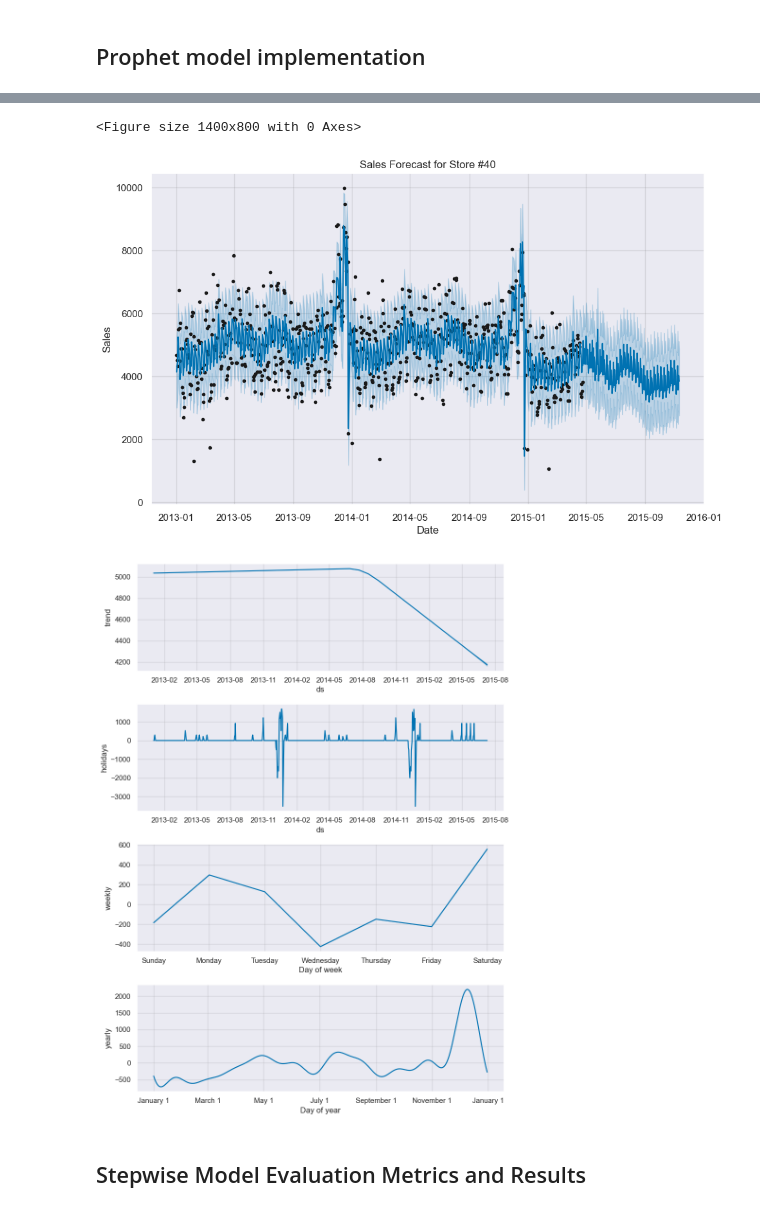
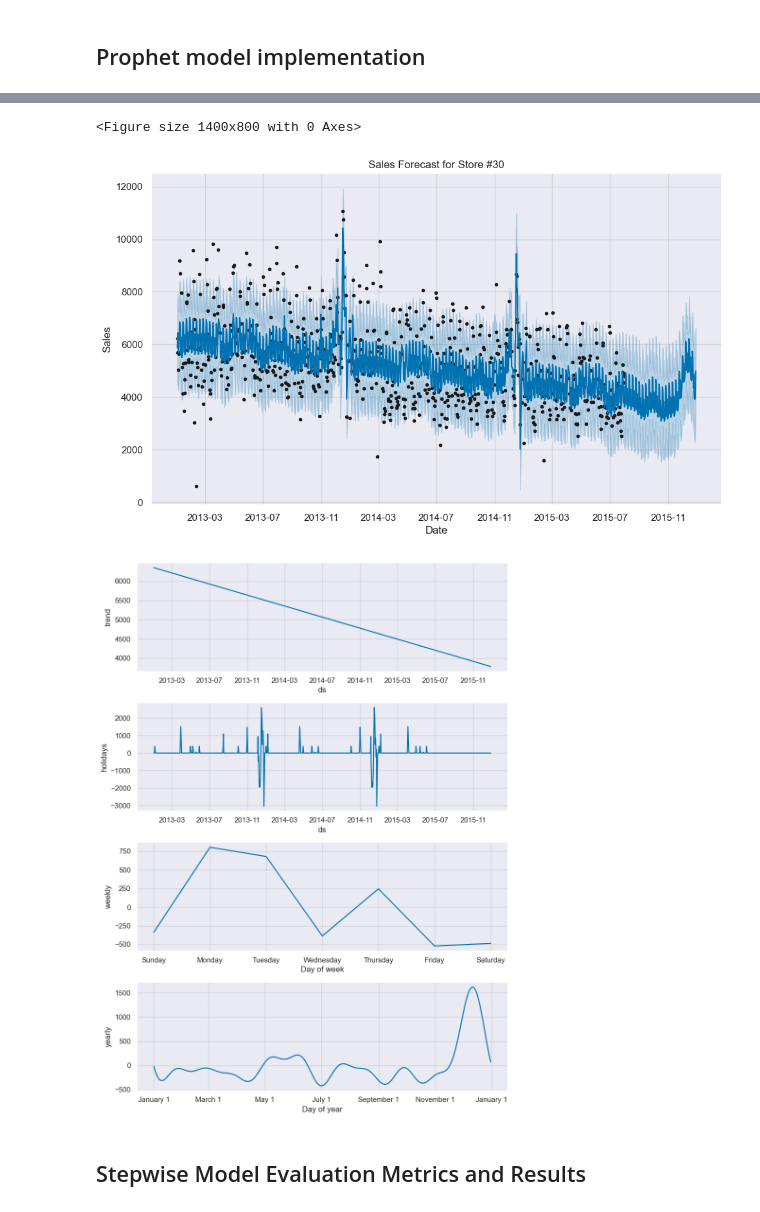
Before and after one commit to Tais19991/Data-Analysis, a Jupyter notebook: Sales_EDA_ANOVA_Prophet/Sales_Prediction_Prophet_Model.ipynb, the cells around one changed output, grey strips where cells are left out. Cells and saved outputs as stored; diff of their text form; code cells hidden in the pictures.

Commit message:
EDA and Prophet model updated, hyperparameters correction added

```diff
--- a/Sales_EDA_ANOVA_Prophet/Sales_Prediction_Prophet_Model.ipynb
+++ b/Sales_EDA_ANOVA_Prophet/Sales_Prediction_Prophet_Model.ipynb
@@ -25,2 +42,4 @@ df_sorted = df.sort_values('Date')
 # %% [markdown]
 ### Define the holidays
+# %%
+holidays = pd.read_csv('datasets/public_holidays.csv', parse_dates=['Date'])
@@ -27,21 +62,8 @@ df_sorted = df.sort_values('Date')
 # %%
-# Define the holiday column by checking the conditions and assigning names
-holidays = df_sorted[
-    (df_sorted.Christmas == 1) |
-    (df_sorted.Easter_holiday == 1) |
-    (df_sorted.Public_holiday == 1)
-].copy()
+# Select only the required columns for Prophet
+HOLIDAYS = holidays[['Holiday_Label', 'Date']].rename(columns={'Date': 'ds', 'Holiday_Label': 'holiday'})
+HOLIDAYS = HOLIDAYS.drop_duplicates(subset=['holiday', 'ds'])
 
-# Assign holiday names based on the conditions
-holidays['holiday'] = holidays.apply(
-    lambda row: 'Christmas' if row.Christmas == 1 else
-                'Easter_holiday' if row.Easter_holiday == 1 else
-                'Public_holiday' if row.Public_holiday == 1 else None, axis=1
-)
-
-# Select only the required columns for Prophet
-HOLIDAYS = holidays[['holiday', 'Date']].rename(columns={'Date': 'ds'})
-
-# Set lower window (20 for Christmas, 2 for other holidays)
-HOLIDAYS ['lower_window'] = holidays.apply(lambda x: -20 if x['holiday'] == 'Christmas' else -2, axis=1)
-HOLIDAYS ['upper_window'] = 0
+# Set lower window (20 for Christmas according to data from EDA, 4 for other holidays)
+HOLIDAYS ['lower_window'] = HOLIDAYS.apply(lambda x: -20 if x['holiday'] == 'Christmas' else -4, axis=1)
+HOLIDAYS ['upper_window'] = 2
@@ -205,8 +222,13 @@ def plot_metrics(all_metrics: object):
 # %% [markdown]
 ## Prophet model implementation
 # %%
-STORE_ID = 40
-PREDICTION_PERIOD = 200
+# Choose parameters for model - StoreID (from 1 to 1115) and Prediction period
+STORE_ID = 30
+PREDICTION_PERIOD = 150
 # %%
-predictions, metrics, forecast, train, test = store_sales_predictor(Store_ID=STORE_ID, df=df_sorted, holidays=HOLIDAYS, prediction_period=PREDICTION_PERIOD)
+# Model
+predictions, metrics, forecast, train, test = store_sales_predictor(Store_ID=STORE_ID,
+                                                                    df=df_sorted,
+                                                                    holidays=HOLIDAYS,
+                                                                    prediction_period=PREDICTION_PERIOD)
 # %% [output]
@@ -221,6 +243,6 @@ predictions, metrics, forecast, train, test = store_sales_predictor(Store_ID=STO
 <Figure size 1400x800 with 0 Axes>
-[figure, old version]
+[figure, new version]
-[figure, old version]
+[figure, new version]
 # %% [markdown]
 ## Stepwise Model Evaluation Metrics and Results
 # %%
```
Also changed, not shown: parts of 34 cells of this notebook, 3 other files.
